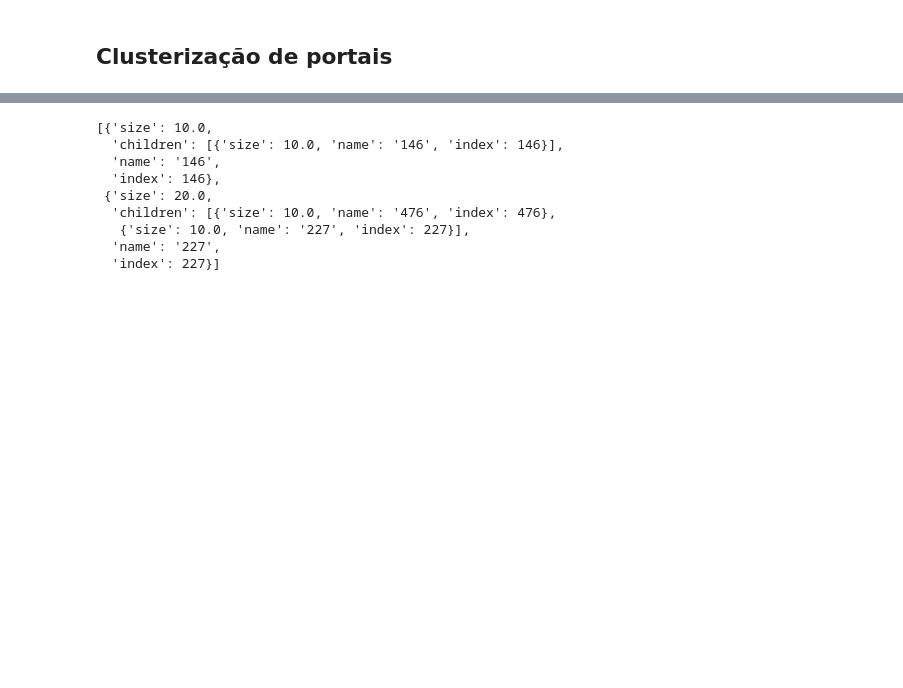
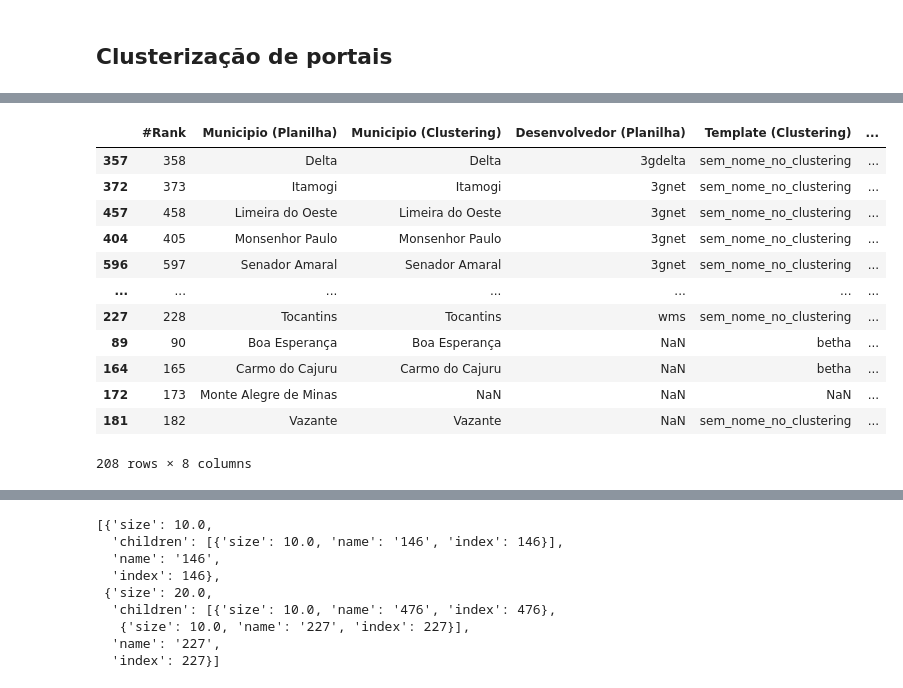
Before and after one commit to MPMG-DCC-UFMG/F01-gerenciamento, a Jupyter notebook: dashboard/Dashboard Tests.ipynb, the cells around one changed output, grey strips where cells are left out. Drawn from its saved outputs; the diff is of its cells as text; code cells hidden in the pictures; blank space fills up the shorter version.

```diff
--- a/dashboard/Dashboard Tests.ipynb
+++ b/dashboard/Dashboard Tests.ipynb
@@ -23,0 +84,25 @@ import figures, main_etl, extract_data, transform_data
+# %%
+conflicts = merged[merged.Desenvolvedor != merged.template]
+conflicts = conflicts[['#Rank', 'Município', 'municipio', 'Desenvolvedor', 'template', 'template_name_size',
+                       'cluster_id', 'Portal da Transparência (validado)']]
+conflicts = conflicts.rename(columns={'Município': 'Municipio (Planilha)',
+                                      'municipio': 'Municipio (Clustering)',
+                                      'Desenvolvedor': 'Desenvolvedor (Planilha)',
+                                      'template': 'Template (Clustering)'})
+conflicts = conflicts.sort_values(['Desenvolvedor (Planilha)', 'Municipio (Planilha)'])
+conflicts.to_csv('data/conflitos_templates.csv', index=False)
+conflicts
+# %% [output]
+|  | #Rank | Municipio (Planilha) | Municipio (Clustering) | Desenvolvedor (Planilha) | Template (Clustering) | ... |
+| 357 | 358 | Delta | Delta | 3gdelta | sem_nome_no_clustering | ... |
+| 372 | 373 | Itamogi | Itamogi | 3gnet | sem_nome_no_clustering | ... |
+| 457 | 458 | Limeira do Oeste | Limeira do Oeste | 3gnet | sem_nome_no_clustering | ... |
+| 404 | 405 | Monsenhor Paulo | Monsenhor Paulo | 3gnet | sem_nome_no_clustering | ... |
+| 596 | 597 | Senador Amaral | Senador Amaral | 3gnet | sem_nome_no_clustering | ... |
+| ... | ... | ... | ... | ... | ... | ... |
+| 227 | 228 | Tocantins | Tocantins | wms | sem_nome_no_clustering | ... |
+| 89 | 90 | Boa Esperança | Boa Esperança | NaN | betha | ... |
+| 164 | 165 | Carmo do Cajuru | Carmo do Cajuru | NaN | betha | ... |
+| 172 | 173 | Monte Alegre de Minas | NaN | NaN | NaN | ... |
+| 181 | 182 | Vazante | Vazante | NaN | sem_nome_no_clustering | ... |
+208 rows × 8 columns
```
Also changed, not shown: parts of 4 cells of this notebook, 11 other files.
